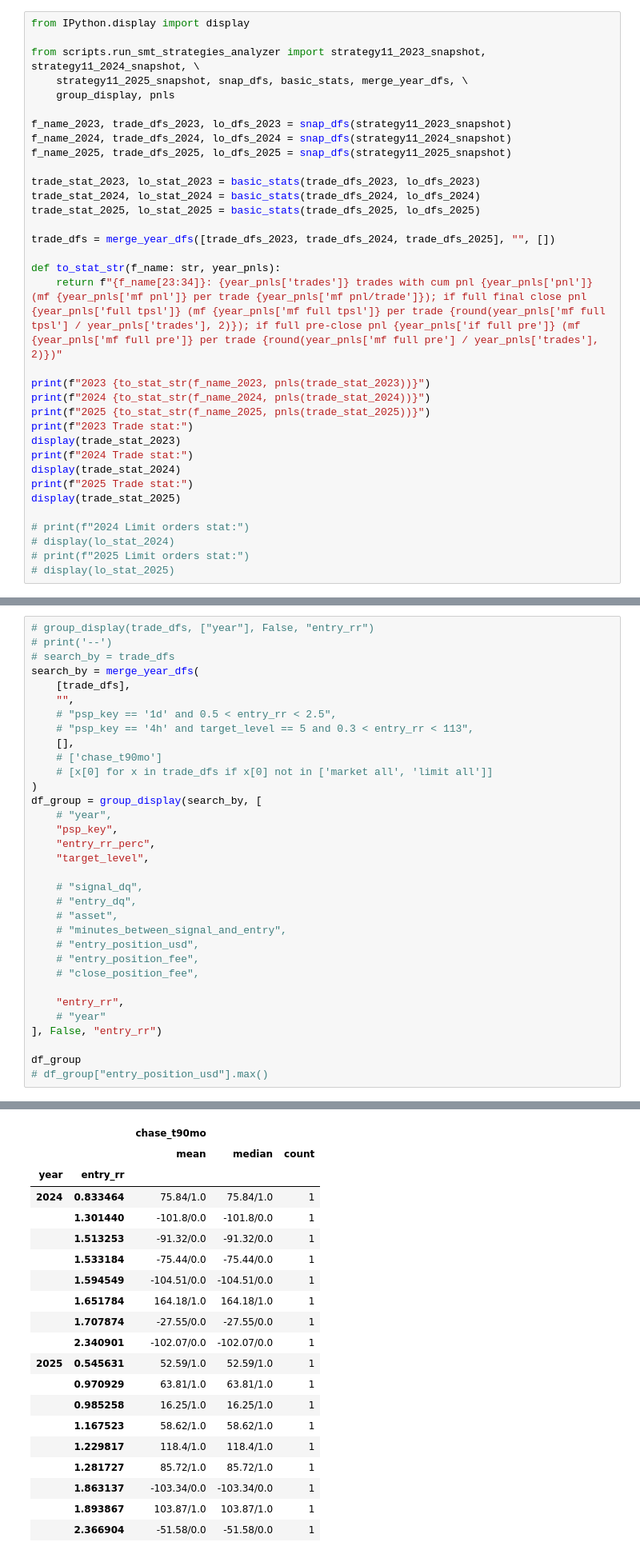
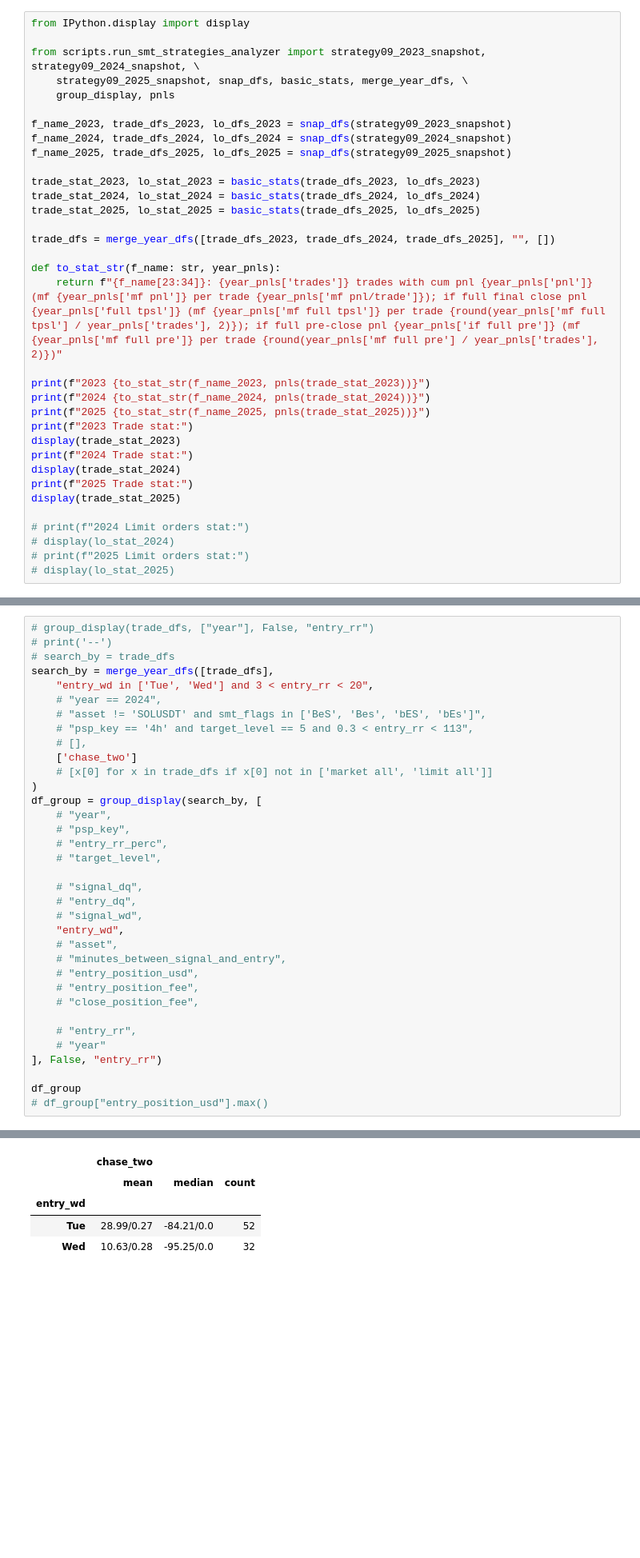
Before and after one commit to vlamitin/backtester, a Jupyter notebook: strategies_analyzer.ipynb, the cells around one changed output, grey strips where cells are left out. Shown at 80% size. Saved outputs shown, nothing was run; the diff lists cells and outputs as text; blank space fills up the shorter version.

```diff
--- a/strategies_analyzer.ipynb
+++ b/strategies_analyzer.ipynb
@@ -1,13 +1,13 @@
 # %%
 from IPython.display import display
 
-from scripts.run_smt_strategies_analyzer import strategy11_2023_snapshot, strategy11_2024_snapshot, \
-    strategy11_2025_snapshot, snap_dfs, basic_stats, merge_year_dfs, \
+from scripts.run_smt_strategies_analyzer import strategy09_2023_snapshot, strategy09_2024_snapshot, \
+    strategy09_2025_snapshot, snap_dfs, basic_stats, merge_year_dfs, \
     group_display, pnls
 
-f_name_2023, trade_dfs_2023, lo_dfs_2023 = snap_dfs(strategy11_2023_snapshot)
-f_name_2024, trade_dfs_2024, lo_dfs_2024 = snap_dfs(strategy11_2024_snapshot)
-f_name_2025, trade_dfs_2025, lo_dfs_2025 = snap_dfs(strategy11_2025_snapshot)
+f_name_2023, trade_dfs_2023, lo_dfs_2023 = snap_dfs(strategy09_2023_snapshot)
+f_name_2024, trade_dfs_2024, lo_dfs_2024 = snap_dfs(strategy09_2024_snapshot)
+f_name_2025, trade_dfs_2025, lo_dfs_2025 = snap_dfs(strategy09_2025_snapshot)
 
 trade_stat_2023, lo_stat_2023 = basic_stats(trade_dfs_2023, lo_dfs_2023)
 trade_stat_2024, lo_stat_2024 = basic_stats(trade_dfs_2024, lo_dfs_2024)
@@ -88,30 +88,32 @@ display(trade_stat_2025)
 # group_display(trade_dfs, ["year"], False, "entry_rr")
 # print('--')
 # search_by = trade_dfs
-search_by = merge_year_dfs(
-    [trade_dfs],
-    "",
-    # "psp_key == '1d' and 0.5 < entry_rr < 2.5",
+search_by = merge_year_dfs([trade_dfs],
+    "entry_wd in ['Tue', 'Wed'] and 3 < entry_rr < 20",
+    # "year == 2024",
+    # "asset != 'SOLUSDT' and smt_flags in ['BeS', 'Bes', 'bES', 'bEs']",
     # "psp_key == '4h' and target_level == 5 and 0.3 < entry_rr < 113",
-    [],
-    # ['chase_t90mo']
+    # [],
+    ['chase_two']
     # [x[0] for x in trade_dfs if x[0] not in ['market all', 'limit all']]
 )
 df_group = group_display(search_by, [
     # "year",
-    "psp_key",
-    "entry_rr_perc",
-    "target_level",
+    # "psp_key",
+    # "entry_rr_perc",
+    # "target_level",
 
     # "signal_dq",
     # "entry_dq",
+    # "signal_wd",
+    "entry_wd",
     # "asset",
     # "minutes_between_signal_and_entry",
     # "entry_position_usd",
     # "entry_position_fee",
     # "close_position_fee",
 
-    "entry_rr",
+    # "entry_rr",
     # "year"
 ], False, "entry_rr")
 
@@ -122,23 +124,8 @@ df_group
-|  |  | chase_t90mo |  |  |
-|  |  | mean | median | count |
-| year | entry_rr |  |  |  |
-| 2024 | 0.833464 | 75.84/1.0 | 75.84/1.0 | 1 |
-|  | 1.301440 | -101.8/0.0 | -101.8/0.0 | 1 |
-|  | 1.513253 | -91.32/0.0 | -91.32/0.0 | 1 |
-|  | 1.533184 | -75.44/0.0 | -75.44/0.0 | 1 |
-|  | 1.594549 | -104.51/0.0 | -104.51/0.0 | 1 |
-|  | 1.651784 | 164.18/1.0 | 164.18/1.0 | 1 |
-|  | 1.707874 | -27.55/0.0 | -27.55/0.0 | 1 |
-|  | 2.340901 | -102.07/0.0 | -102.07/0.0 | 1 |
-| 2025 | 0.545631 | 52.59/1.0 | 52.59/1.0 | 1 |
-|  | 0.970929 | 63.81/1.0 | 63.81/1.0 | 1 |
-|  | 0.985258 | 16.25/1.0 | 16.25/1.0 | 1 |
-|  | 1.167523 | 58.62/1.0 | 58.62/1.0 | 1 |
-|  | 1.229817 | 118.4/1.0 | 118.4/1.0 | 1 |
-|  | 1.281727 | 85.72/1.0 | 85.72/1.0 | 1 |
-|  | 1.863137 | -103.34/0.0 | -103.34/0.0 | 1 |
-|  | 1.893867 | 103.87/1.0 | 103.87/1.0 | 1 |
-|  | 2.366904 | -51.58/0.0 | -51.58/0.0 | 1 |
+|  | chase_two |  |  |
+|  | mean | median | count |
+| entry_wd |  |  |  |
+| Tue | 28.99/0.27 | -84.21/0.0 | 52 |
+| Wed | 10.63/0.28 | -95.25/0.0 | 32 |
 # %%
 trade_dfs[1][1]
 # %%
```
Also changed, not shown: parts of 2 cells of this notebook, 12 other files.
